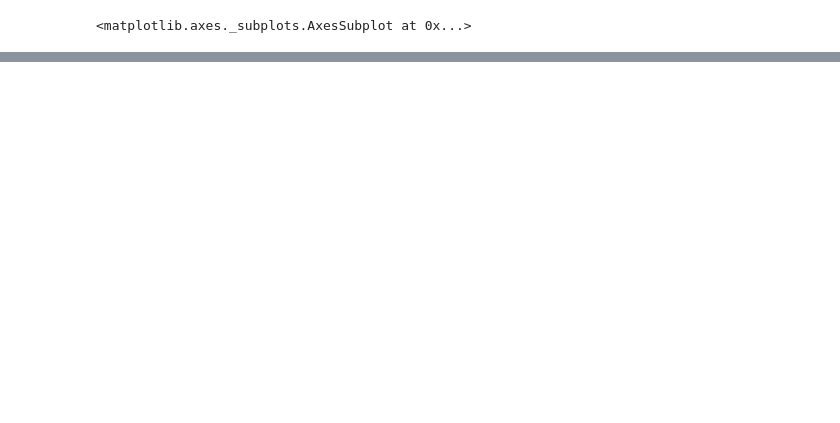
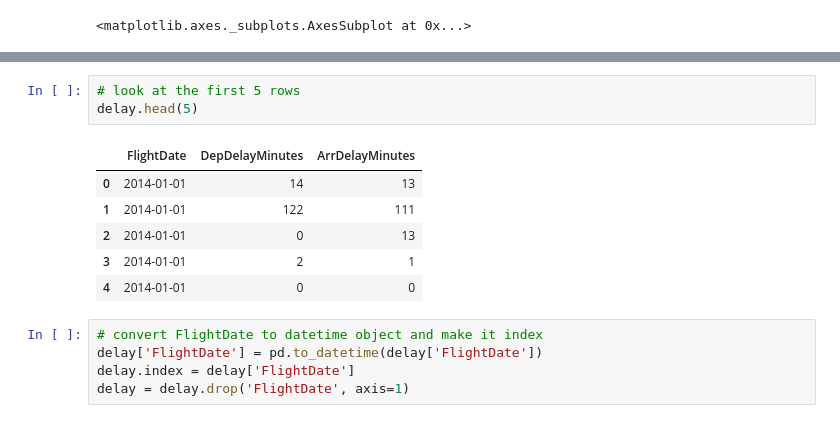
Before and after one commit to stellaxux/USAirlineRecommender, a Jupyter notebook: Capstone project.ipynb, the cells around one changed output, grey strips where cells are left out. Saved outputs shown, nothing was run; the diff lists cells and outputs as text; blank space fills up the shorter version.

```diff
--- a/Capstone project.ipynb
+++ b/Capstone project.ipynb
@@ -57,0 +89,15 @@ dfbyCarrier.sort_values(by='percentDelay', ascending=True)['percentDelay'].plot(
+# %%
+# look at the first 5 rows
+delay.head(5)
+# %% [output]
+|  | FlightDate | DepDelayMinutes | ArrDelayMinutes |
+| 0 | 2014-01-01 | 14 | 13 |
+| 1 | 2014-01-01 | 122 | 111 |
+| 2 | 2014-01-01 | 0 | 13 |
+| 3 | 2014-01-01 | 2 | 1 |
+| 4 | 2014-01-01 | 0 | 0 |
+# %%
+# convert FlightDate to datetime object and make it index
+delay['FlightDate'] = pd.to_datetime(delay['FlightDate'])
+delay.index = delay['FlightDate']
+delay = delay.drop('FlightDate', axis=1)
```
Also changed, not shown: parts of 31 cells of this notebook.
